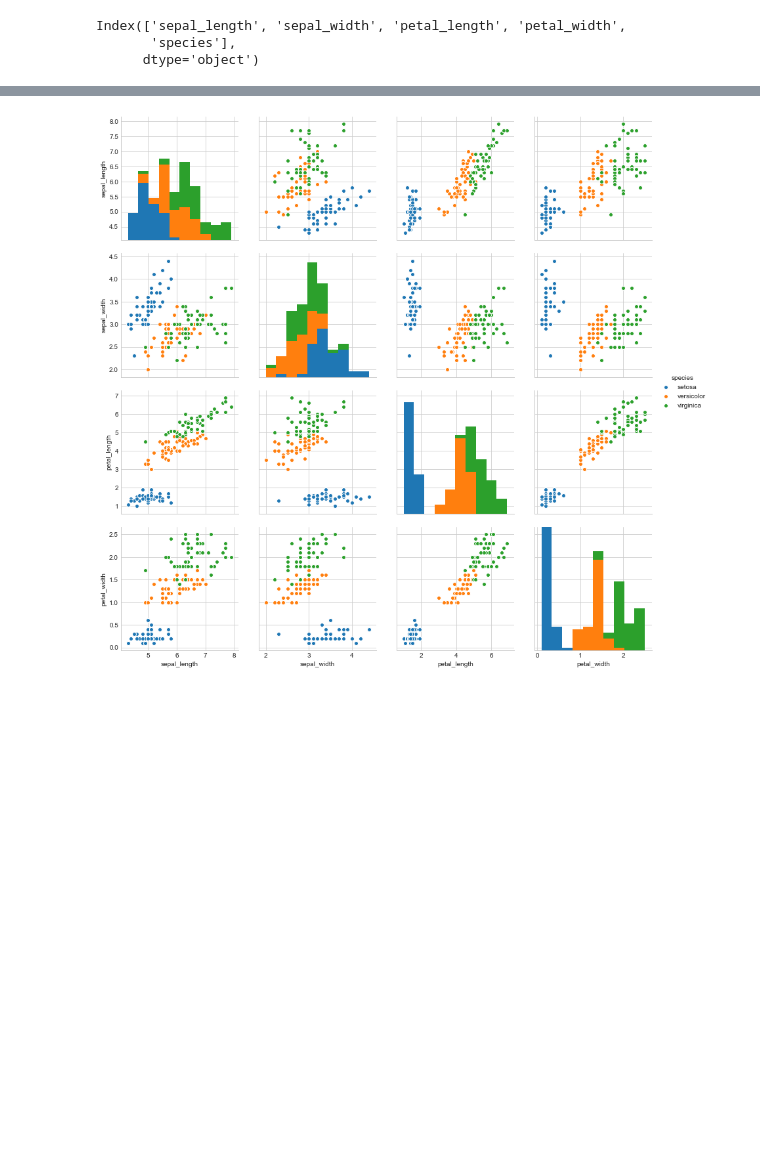
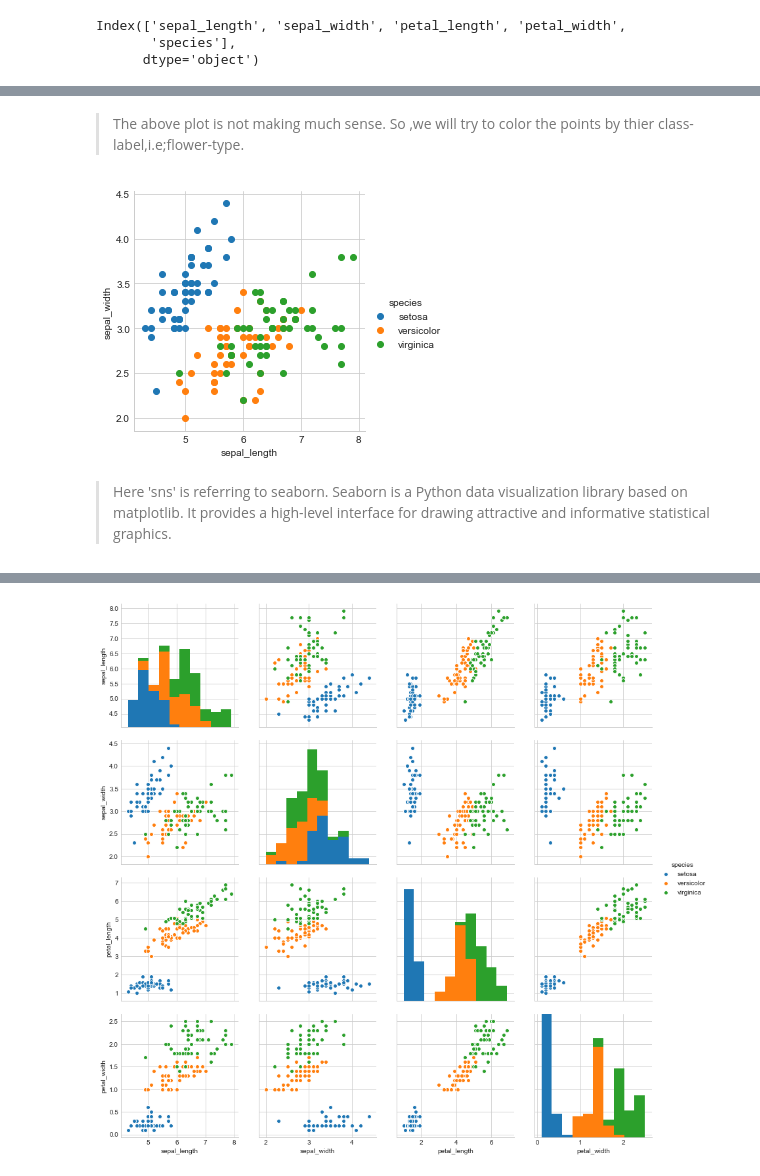
Before and after one commit to Rakesh9998/Iris-dataset-observation-Blog-your-solution-project-udacity-, a Jupyter notebook: Iris_project.ipynb, the cells around one changed output, grey strips where cells are left out. Drawn from its saved outputs; the diff is of its cells as text; code cells hidden in the pictures; blank space fills up the shorter version.

```diff
--- a/Iris_project.ipynb
+++ b/Iris_project.ipynb
@@ -73,0 +218,14 @@ This implies that above pairwise features can be taken into consideration for cl
+# %% [markdown]
+>The above plot is not making much sense. So ,we will try to color the points by thier class-label,i.e;flower-type.
+# %%
+# Color-coding for each flower type/class.
+
+sns.set_style("whitegrid");
+sns.FacetGrid(iris_dataset, hue="species", size=4) \
+   .map(plt.scatter, "sepal_length", "sepal_width") \
+   .add_legend();
+plt.show();
+# %% [output]
+[figure, added]
+# %% [markdown]
+>Here 'sns' is referring to seaborn. Seaborn is a Python data visualization library based on matplotlib. It provides a high-level interface for drawing attractive and informative statistical graphics.
```
Also changed, not shown: parts of 50 cells of this notebook.
